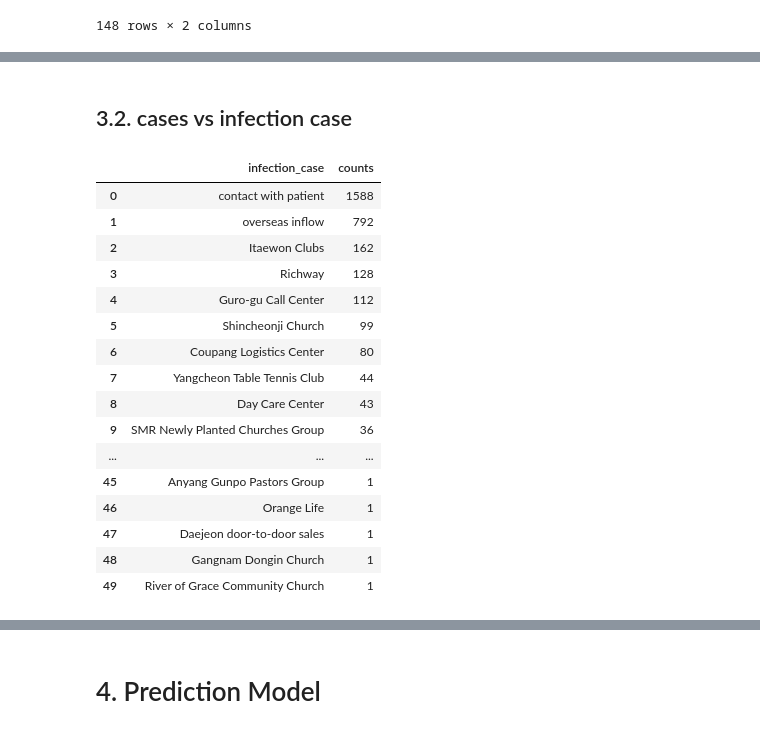
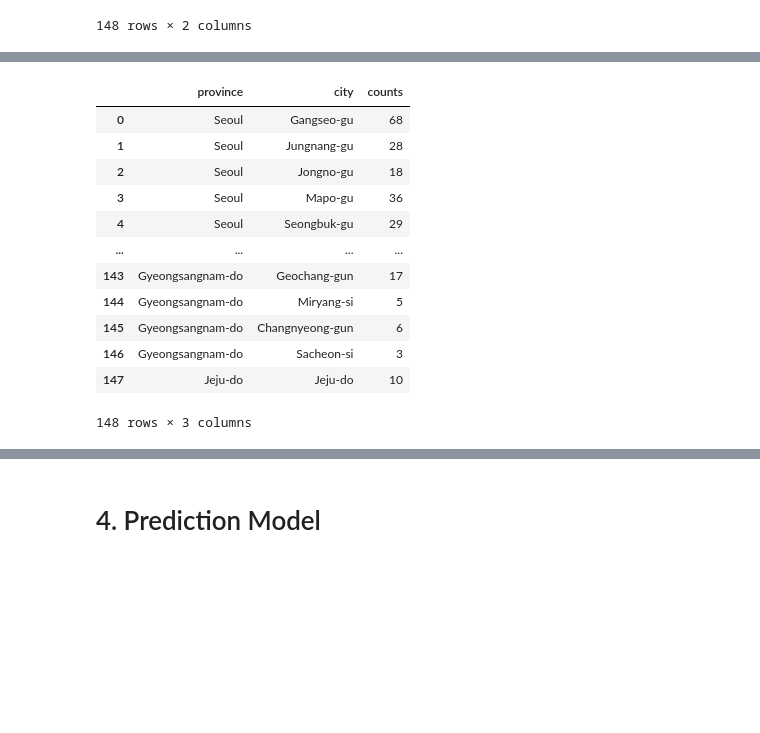
Before and after one commit to mozyao/Classification-modelling-in-forecast-of-Coronavirus-in-S.Korean., a Jupyter notebook: 353_grant.ipynb, the cells around one changed output, grey strips where cells are left out. Saved outputs shown, nothing was run; the diff lists cells and outputs as text; code cells hidden in the pictures; blank space fills up the shorter version.

```diff
--- a/353_grant.ipynb
+++ b/353_grant.ipynb
@@ -477,0 +509,4 @@ plt.show()
+# %%
+city_province = data.drop_duplicates(subset='city',keep='first', inplace=False).reset_index(drop=True)
+city_province = city_province[['province','city']]
+city_province
@@ -478 +527,20 @@ plt.show()
+# %%
+# Merge the two dfs based on city column
+city_count.set_index(['city'], inplace=True)
+result = city_province.join(city_count,on='city')
+result
+# %% [output]
+|  | province | city | counts |
+| 0 | Seoul | Gangseo-gu | 68 |
+| 1 | Seoul | Jungnang-gu | 28 |
+| 2 | Seoul | Jongno-gu | 18 |
+| 3 | Seoul | Mapo-gu | 36 |
+| 4 | Seoul | Seongbuk-gu | 29 |
+| ... | ... | ... | ... |
+| 143 | Gyeongsangnam-do | Geochang-gun | 17 |
+| 144 | Gyeongsangnam-do | Miryang-si | 5 |
+| 145 | Gyeongsangnam-do | Changnyeong-gun | 6 |
+| 146 | Gyeongsangnam-do | Sacheon-si | 3 |
+| 147 | Jeju-do | Jeju-do | 10 |
+148 rows × 3 columns
 # %%
@@ -482,28 +550,3 @@ fig = px.treemap(city_count, path=['city'], values='counts',
 fig.show()
 # %% [output]
 [interactive output not drawn]
-# %% [markdown]
-## 3.2. cases vs infection case
-# %%
-infection_count = pd.DataFrame(data['infection_case'].value_counts())
-infection_count.reset_index(level=0, inplace = True)
-infection_count.columns = ['infection_case', 'counts']
-infection_count
-# %% [output]
-|  | infection_case | counts |
-| 0 | contact with patient | 1588 |
-| 1 | overseas inflow | 792 |
-| 2 | Itaewon Clubs | 162 |
-| 3 | Richway | 128 |
-| 4 | Guro-gu Call Center | 112 |
-| 5 | Shincheonji Church | 99 |
-| 6 | Coupang Logistics Center | 80 |
-| 7 | Yangcheon Table Tennis Club | 44 |
-| 8 | Day Care Center | 43 |
-| 9 | SMR Newly Planted Churches Group | 36 |
-| ... | ... | ... |
-| 45 | Anyang Gunpo Pastors Group | 1 |
-| 46 | Orange Life | 1 |
-| 47 | Daejeon door-to-door sales | 1 |
-| 48 | Gangnam Dongin Church | 1 |
-| 49 | River of Grace Community Church | 1 |
```
Also changed, not shown: parts of 12 cells of this notebook.
